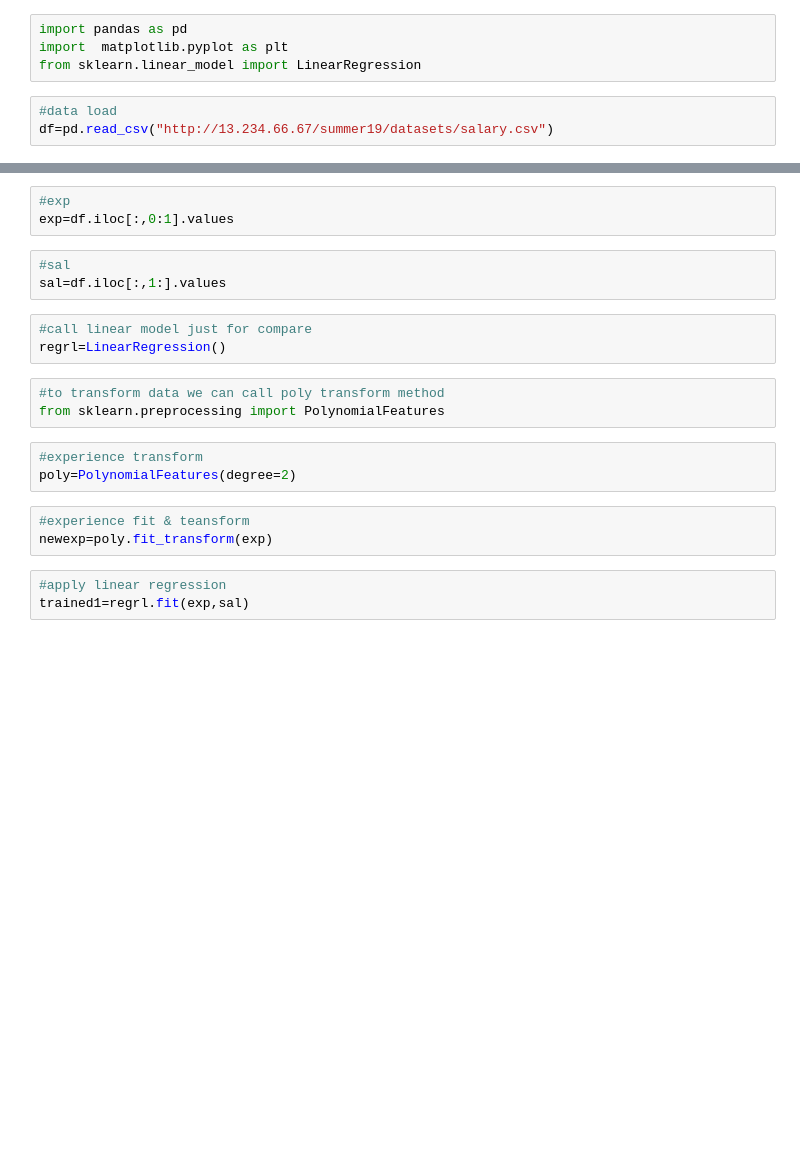
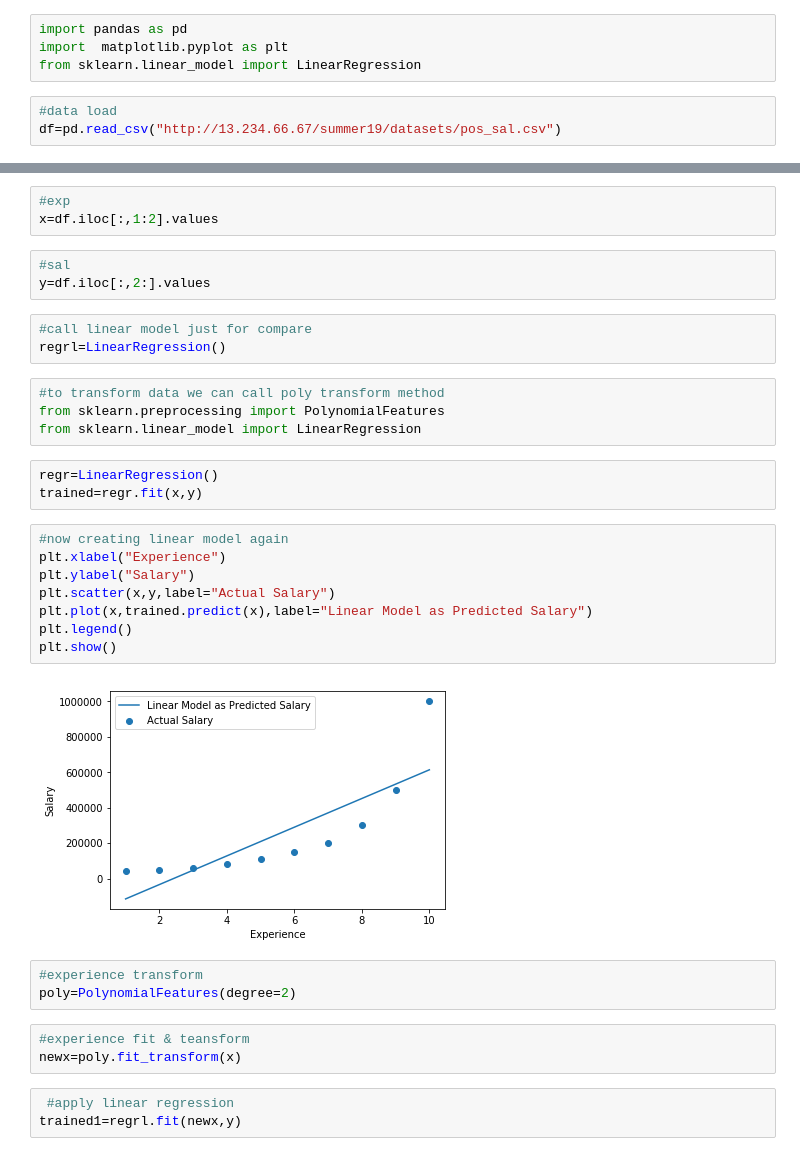
Before and after one commit to hsinha177/ML, a Jupyter notebook: polynomialregression.ipynb, the cells around one changed output, grey strips where cells are left out. Cells and saved outputs as stored; diff of their text form; blank space fills up the shorter version.

```diff
--- a/polynomialregression.ipynb
+++ b/polynomialregression.ipynb
@@ -6,4 +6,4 @@ import  matplotlib.pyplot as plt
 from sklearn.linear_model import LinearRegression
 # %%
 #data load
-df=pd.read_csv("http://13.234.66.67/summer19/datasets/salary.csv")
+df=pd.read_csv("http://13.234.66.67/summer19/datasets/pos_sal.csv")
@@ -10,24 +33,38 @@ df=pd.read_csv("http://13.234.66.67/summer19/datasets/salary.csv")
 # %%
 #exp
-exp=df.iloc[:,0:1].values
+x=df.iloc[:,1:2].values
 # %%
 #sal
-sal=df.iloc[:,1:].values
+y=df.iloc[:,2:].values
 # %%
 #call linear model just for compare
 regrl=LinearRegression()
 # %%
 #to transform data we can call poly transform method
 from sklearn.preprocessing import PolynomialFeatures
+from sklearn.linear_model import LinearRegression
+# %%
+regr=LinearRegression()
+trained=regr.fit(x,y)
+# %%
+#now creating linear model again
+plt.xlabel("Experience")
+plt.ylabel("Salary")
+plt.scatter(x,y,label="Actual Salary")
+plt.plot(x,trained.predict(x),label="Linear Model as Predicted Salary")
+plt.legend()
+plt.show()
+# %% [output]
+[figure, added]
 # %%
 #experience transform
 poly=PolynomialFeatures(degree=2)
 # %%
 #experience fit & teansform
-newexp=poly.fit_transform(exp)
+newx=poly.fit_transform(x)
 # %%
-#apply linear regression
-trained1=regrl.fit(exp,sal)
+ #apply linear regression
+trained1=regrl.fit(newx,y)
 # %%
 #now creating linear model again
 plt.xlabel("Experience")
```
Also changed, not shown: parts of 7 cells of this notebook.
